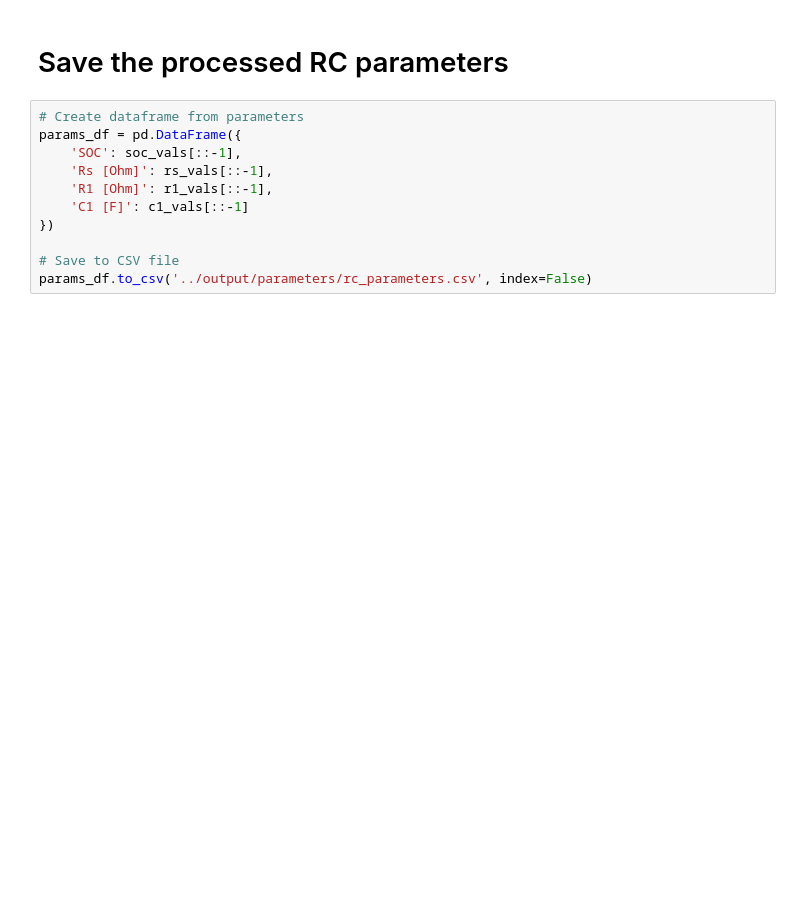
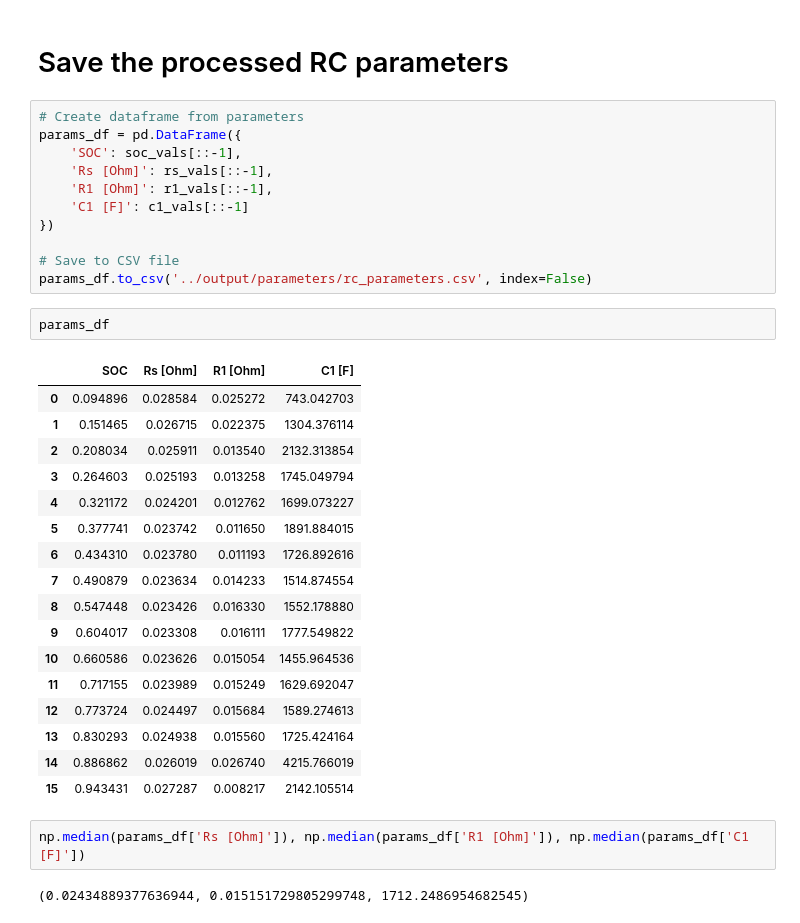
Before and after one commit to wengandrew/battery-digital-twin-from-scratch, a Jupyter notebook: notebooks/extract_parameters.ipynb, the cells around one changed output. Saved outputs shown, nothing was run; the diff lists cells and outputs as text; blank space fills up the shorter version.

```diff
--- a/notebooks/extract_parameters.ipynb
+++ b/notebooks/extract_parameters.ipynb
@@ -403,3 +431,27 @@ params_df = pd.DataFrame({
 
 # Save to CSV file
 params_df.to_csv('../output/parameters/rc_parameters.csv', index=False)
+# %%
+params_df
+# %% [output]
+|  | SOC | Rs [Ohm] | R1 [Ohm] | C1 [F] |
+| 0 | 0.094896 | 0.028584 | 0.025272 | 743.042703 |
+| 1 | 0.151465 | 0.026715 | 0.022375 | 1304.376114 |
+| 2 | 0.208034 | 0.025911 | 0.013540 | 2132.313854 |
+| 3 | 0.264603 | 0.025193 | 0.013258 | 1745.049794 |
+| 4 | 0.321172 | 0.024201 | 0.012762 | 1699.073227 |
+| 5 | 0.377741 | 0.023742 | 0.011650 | 1891.884015 |
+| 6 | 0.434310 | 0.023780 | 0.011193 | 1726.892616 |
+| 7 | 0.490879 | 0.023634 | 0.014233 | 1514.874554 |
+| 8 | 0.547448 | 0.023426 | 0.016330 | 1552.178880 |
+| 9 | 0.604017 | 0.023308 | 0.016111 | 1777.549822 |
+| 10 | 0.660586 | 0.023626 | 0.015054 | 1455.964536 |
+| 11 | 0.717155 | 0.023989 | 0.015249 | 1629.692047 |
+| 12 | 0.773724 | 0.024497 | 0.015684 | 1589.274613 |
+| 13 | 0.830293 | 0.024938 | 0.015560 | 1725.424164 |
+| 14 | 0.886862 | 0.026019 | 0.026740 | 4215.766019 |
+| 15 | 0.943431 | 0.027287 | 0.008217 | 2142.105514 |
+# %%
+np.median(params_df['Rs [Ohm]']), np.median(params_df['R1 [Ohm]']), np.median(params_df['C1 [F]'])
+# %% [output]
+(0.02434889377636944, 0.015151729805299748, 1712.2486954682545)
```
Also changed, not shown: parts of 9 cells of this notebook, 35 other files.
